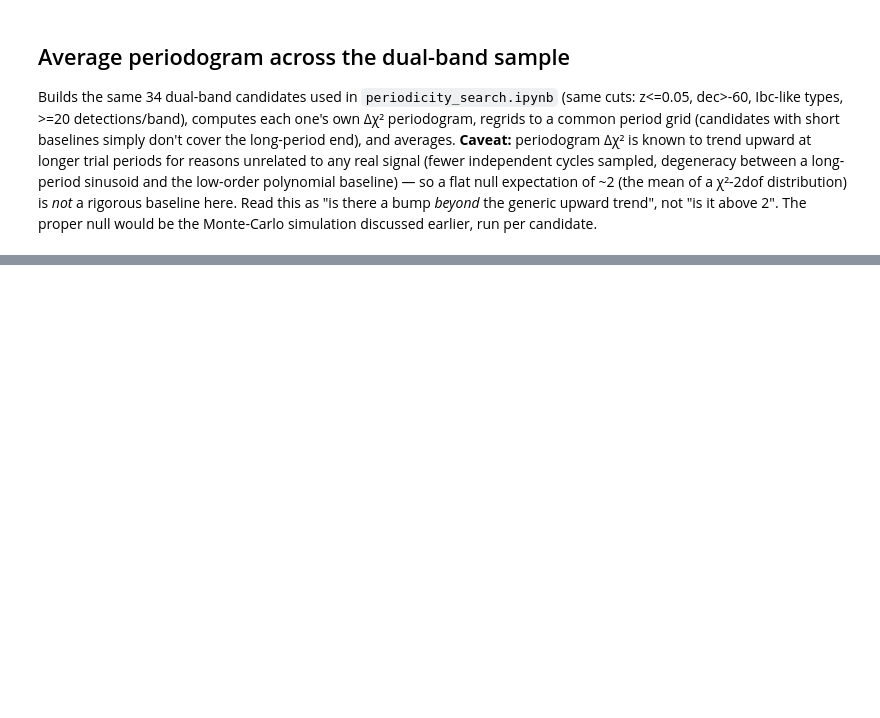
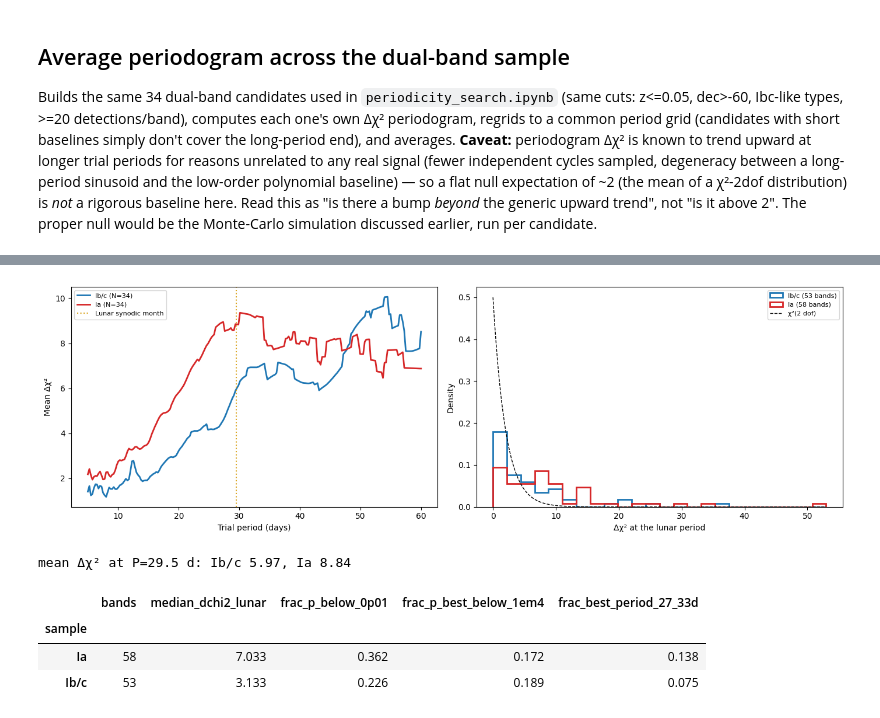
Before and after one commit to hoasaf3/sne_periodicity_search, a Jupyter notebook: moon_phase_check.ipynb, the cells around one changed output, grey strips where cells are left out. Cells and saved outputs as stored; diff of their text form; code cells hidden in the pictures; blank space fills up the shorter version.

Commit message:
Add SN Ia Lasair control sample to moon-phase check; update notebooks and GLS comparison
Co-Authored-By: Claude Opus 5.5 <noreply@anthropic.com>

```diff
--- a/moon_phase_check.ipynb
+++ b/moon_phase_check.ipynb
@@ -773,0 +906,61 @@ plot_average_periodogram(period_grid, mean_excl, n_excl, title="Excluding 2020sg
+# %%
+def lunar_dchi2_table(per_sn, names, poly_deg=POLY_DEG, sample=""):
+    rows = []
+    for name in names:
+        for fid, (days, mag, err) in per_sn[name].items():
+            freq, dchi2 = compute_delta_chi2_curve(days, mag, err, poly_deg)
+            if freq.min() > 1 / SYNODIC_MONTH:  # baseline too short to search the lunar period
+                continue
+            idx = np.argmin(np.abs(freq - 1 / SYNODIC_MONTH))
+            best = np.argmax(dchi2)
+            rows.append({"sample": sample, "name": name, "band": band_str[fid],
+                         "dchi2_lunar": dchi2[idx], "p_lunar": 1 - chi2.cdf(dchi2[idx], df=2),
+                         "best_period": 1 / freq[best], "dchi2_best": dchi2[best],
+                         "p_best": 1 - chi2.cdf(dchi2[best], df=2)})
+    return pd.DataFrame(rows)
+
+
+period_grid = np.linspace(5, 60, 220)
+ia_mean, ia_n, _ = average_periodogram(ia_per_sn, ia_dual_band_names, period_grid)
+ibc_mean, ibc_n, _ = average_periodogram(ibc_per_sn, ibc_dual_band_names, period_grid)
+lunar = pd.concat([lunar_dchi2_table(ibc_per_sn, ibc_dual_band_names, sample="Ib/c"),
+                   lunar_dchi2_table(ia_per_sn, ia_dual_band_names, sample="Ia")])
+
+fig, (ax, ax_h) = plt.subplots(1, 2, figsize=(14, 4.5))
+ax.plot(period_grid, ibc_mean, color="C0", lw=2, label=f"Ib/c (N={len(ibc_dual_band_names)})")
+ax.plot(period_grid, ia_mean, color="C3", lw=2, label=f"Ia (N={len(ia_dual_band_names)})")
+ax.axvline(SYNODIC_MONTH, color="goldenrod", ls=":", lw=1.5, label="Lunar synodic month")
+ax.set_xlabel("Trial period (days)")
+ax.set_ylabel("Mean Δχ²")
+ax.legend(fontsize=8)
+
+bins = np.linspace(0, lunar["dchi2_lunar"].max(), 25)
+for sample, color in [("Ib/c", "C0"), ("Ia", "C3")]:
+    s = lunar[lunar["sample"] == sample]
+    ax_h.hist(s["dchi2_lunar"], bins=bins, histtype="step", lw=2, color=color, density=True,
+              label=f"{sample} ({len(s)} bands)")
+x = np.linspace(0, bins[-1], 200)
+ax_h.plot(x, chi2.pdf(x, df=2), color="k", ls="--", lw=1, label="χ²(2 dof)")
+ax_h.set_xlabel("Δχ² at the lunar period")
+ax_h.set_ylabel("Density")
+ax_h.legend(fontsize=8)
+plt.tight_layout()
+plt.show()
+
+summary = lunar.groupby("sample").agg(
+    bands=("name", "size"),
+    median_dchi2_lunar=("dchi2_lunar", "median"),
+    frac_p_below_0p01=("p_lunar", lambda p: np.mean(p < 0.01)),
+    frac_p_best_below_1em4=("p_best", lambda p: np.mean(p < 1e-4)),
+    frac_best_period_27_33d=("best_period", lambda P: np.mean((P > 27) & (P < 33))),
+)
+print(f"mean Δχ² at P={SYNODIC_MONTH:.1f} d: Ib/c {np.interp(SYNODIC_MONTH, period_grid, ibc_mean):.2f}, "
+      f"Ia {np.interp(SYNODIC_MONTH, period_grid, ia_mean):.2f}")
+summary.round(3)
+# %% [output]
+[figure, added]
+mean Δχ² at P=29.5 d: Ib/c 5.97, Ia 8.84
+|  | bands | median_dchi2_lunar | frac_p_below_0p01 | frac_p_best_below_1em4 | frac_best_period_27_33d |
+| sample |  |  |  |  |  |
+| Ia | 58 | 7.033 | 0.362 | 0.172 | 0.138 |
+| Ib/c | 53 | 3.133 | 0.226 | 0.189 | 0.075 |
```
Also changed, not shown: parts of 16 cells of this notebook, 4 other files.
